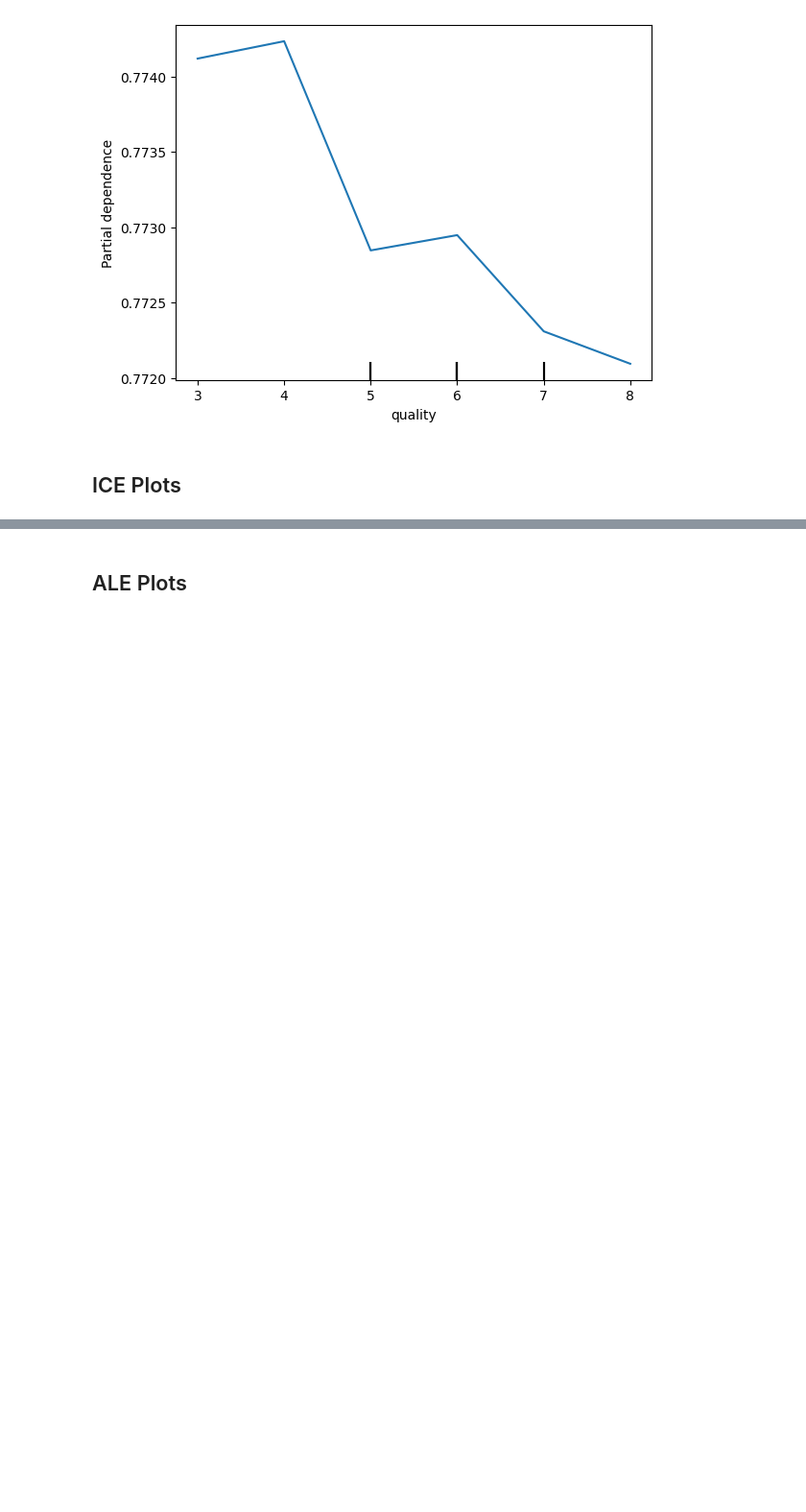
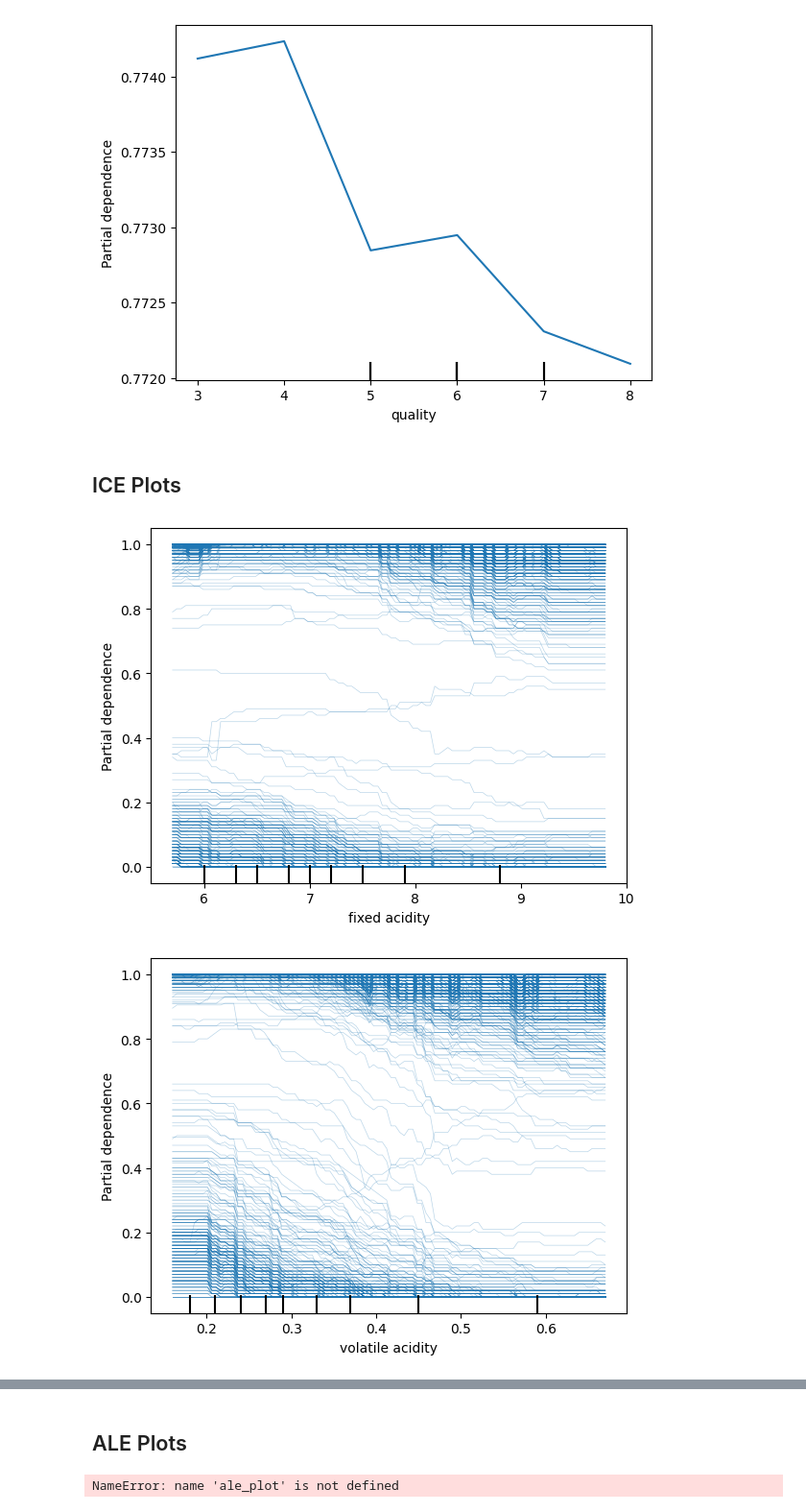
Before and after one commit to khaeuss808/AIPI590_Part2_ExplainableAITechniques, a Jupyter notebook: Explainable_TechniquesII.ipynb, the cells around one changed output, grey strips where cells are left out. Shown at 96% size. Saved outputs shown, nothing was run; the diff lists cells and outputs as text; code cells hidden in the pictures; blank space fills up the shorter version.

Commit message:
ICE plots

```diff
--- a/Explainable_TechniquesII.ipynb
+++ b/Explainable_TechniquesII.ipynb
@@ -143,3 +143,9 @@ for f in features:
 [figure]
 # %% [markdown]
 ## ICE Plots
+# %%
+for f in features:
+    PartialDependenceDisplay.from_estimator(rf_model, X_train, [f], kind="individual")
+# %% [output]
+[figure, added]
+[figure, added]
@@ -146,2 +162,7 @@ for f in features:
 # %% [markdown]
 ## ALE Plots
+# %%
+for f in features:
+    ale_plot(rf_model, X_train, [f], monte_carlo=True)
+# %% [output]
+NameError: name 'ale_plot' is not defined
```
Also changed, not shown: parts of 2 cells of this notebook.
